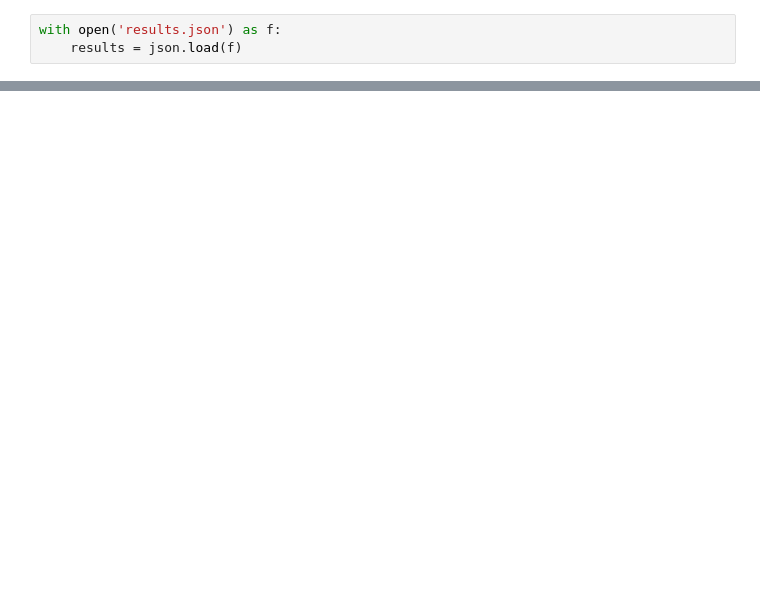
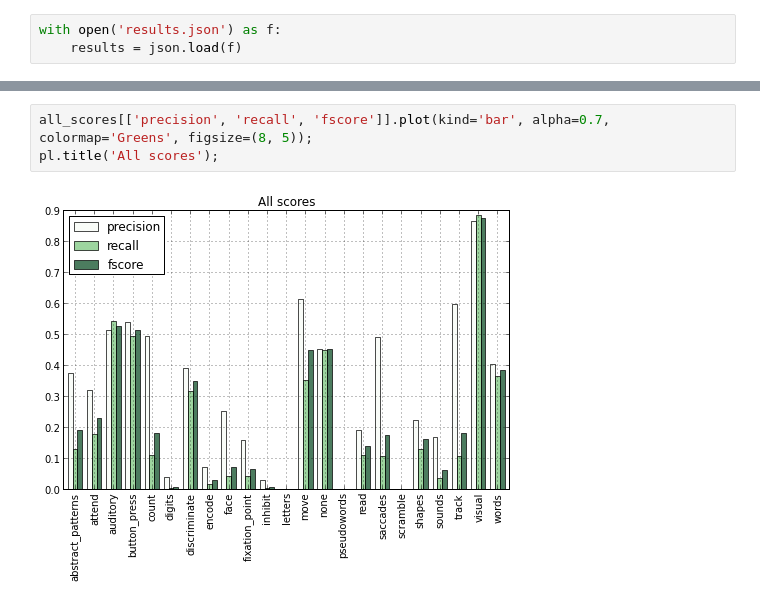
Before and after one commit to schwarty/notebooks, a Jupyter notebook: decoding_report.ipynb, the cells around one changed output, grey strips where cells are left out. Saved outputs shown, nothing was run; the diff lists cells and outputs as text; blank space fills up the shorter version.

```diff
--- a/decoding_report.ipynb
+++ b/decoding_report.ipynb
@@ -47,0 +38,5 @@ pl.show()
+# %%
+all_scores[['precision', 'recall', 'fscore']].plot(kind='bar', alpha=0.7, colormap='Greens', figsize=(8, 5));
+pl.title('All scores');
+# %% [output]
+[figure, added]
```
Also changed, not shown: parts of 10 cells of this notebook.
